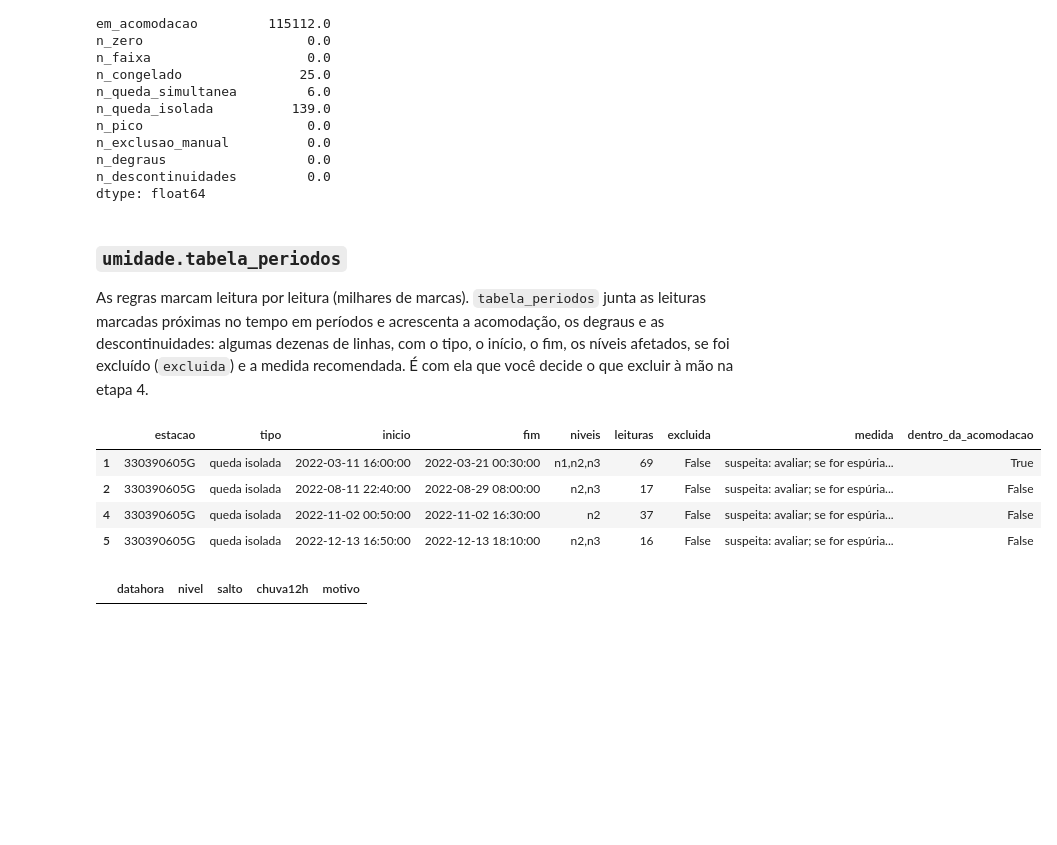
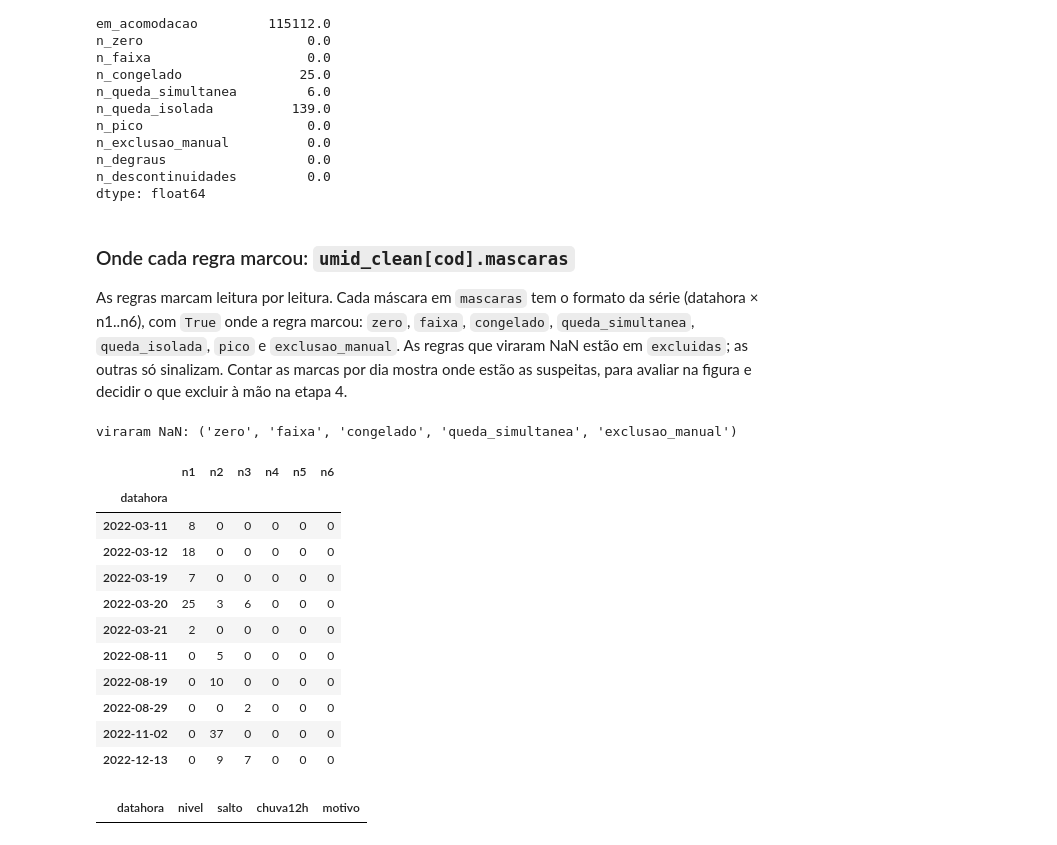
Before and after one commit to graphid-uff/pluvigeo, a Jupyter notebook: exemplos/exemplo_uso_pluvigeo.ipynb, the cells around one changed output. Drawn from its saved outputs; the diff is of its cells as text; code cells hidden in the pictures; blank space fills up the shorter version.

```diff
--- a/exemplos/exemplo_uso_pluvigeo.ipynb
+++ b/exemplos/exemplo_uso_pluvigeo.ipynb
@@ -90,7 +96,12 @@ reconhecido pelo cabeçalho), converte o horário de UTC para o de Brasília e r
   município, UF, coordenadas) e `n_dup` (linhas repetidas removidas).
 # %%
 # Um arquivo do PED (todos os sensores de uma PCD Geo: chuva e umidade)
-dados_geo, estacoes_geo, n_dup = leitura.ler_dados(DADOS / 'PED_Cemaden_330390605G.csv.gz')
+dados_geo, estacoes_geo, n_dup = leitura.ler_dados(
+    DADOS / 'PED_Cemaden_330390605G.csv.gz',   # um arquivo, uma pasta ou uma lista deles
+    fuso=-3,                                    # horas a somar ao horário do arquivo (UTC); -3 = Brasília
+    sensores=None,                              # lista de id_sensor a manter (ex.: [10] = só chuva); None = todos
+    padrao='*.csv*',                            # numa pasta, quais arquivos ler (CSV e CSV compactado)
+)
 print(f'{len(dados_geo):,} linhas; {n_dup} duplicatas removidas')
 display(estacoes_geo)
 dados_geo.head()
@@ -459,7 +518,17 @@ simultânea e a acomodação não constam do artigo: são critérios empíricos.
   Para hora ou dia, use `resolucao.reamostrar_umidade` (etapa 5).
 # %%
 umid_clean = {}
-umid_clean['330390605G'] = umidade.limpar_umidade(dados_geo, '330390605G', acomodacao=('2021-11-01', '2022-07-31'))
+umid_clean['330390605G'] = umidade.limpar_umidade(
+    dados_geo,                               # tabela de ler_dados com a umidade e a chuva da estação
+    '330390605G',                            # código completo da estação
+    acomodacao=('2021-11-01', '2022-07-31'), # período pós-instalação, sempre excluído (escolhido na figura)
+    maximo=60.0,                             # % acima do qual a leitura é falha (fora da faixa)
+    congelado_min='24h',                     # duração mínima do mesmo valor para ser "congelado"
+    limiar_queda=1.5,                        # p.p. da queda que volta (isolada ou simultânea)
+    limiar_pico=3.0,                         # p.p. do pico sem chuva
+    excluir='falhas',                        # o que vira NaN: 'falhas', 'todas' (também as suspeitas) ou 'nenhuma'
+    pluv_h=None,                             # chuva horária pronta; None = usa o sensor 10 da própria estação
+)
 pd.Series(umid_clean['330390605G'].resumo)
 # %% [output]
 leituras              190814.0
@@ -480,22 +549,32 @@ n_degraus                  0.0
 n_descontinuidades         0.0
 dtype: float64
 # %% [markdown]
-### `umidade.tabela_periodos`
+### Onde cada regra marcou: `umid_clean[cod].mascaras`
 
-As regras marcam leitura por leitura (milhares de marcas). `tabela_periodos` junta as leituras marcadas
-próximas no tempo em períodos e acrescenta a acomodação, os degraus e as descontinuidades: algumas
-dezenas de linhas, com o tipo, o início, o fim, os níveis afetados, se foi excluído (`excluida`) e a
-medida recomendada. É com ela que você decide o que excluir à mão na etapa 4.
+As regras marcam leitura por leitura. Cada máscara em `mascaras` tem o formato da série (datahora ×
+n1..n6), com `True` onde a regra marcou: `zero`, `faixa`, `congelado`, `queda_simultanea`,
+`queda_isolada`, `pico` e `exclusao_manual`. As regras que viraram NaN estão em `excluidas`; as outras
+só sinalizam. Contar as marcas por dia mostra onde estão as suspeitas, para avaliar na figura e decidir
+o que excluir à mão na etapa 4.
 # %%
-periodos = umidade.tabela_periodos(umid_clean['330390605G'])
-# o que só foi sinalizado (excluida=False), sem os degraus
-periodos[~periodos.excluida & (periodos.tipo != 'degrau sem chuva')].head(10)
+print('viraram NaN:', umid_clean['330390605G'].excluidas)
+m = umid_clean['330390605G'].mascaras['queda_isolada']      # suspeita: só sinalizada no padrão
+por_dia = m.resample('1D').sum()                            # leituras marcadas por dia, em cada nível
+por_dia[por_dia.sum(axis=1) > 0]
 # %% [output]
+viraram NaN: ('zero', 'faixa', 'congelado', 'queda_simultanea', 'exclusao_manual')
-|  | estacao | tipo | inicio | fim | niveis | leituras | excluida | medida | dentro_da_acomodacao |
-| 1 | 330390605G | queda isolada | 2022-03-11 16:00:00 | 2022-03-21 00:30:00 | n1,n2,n3 | 69 | False | suspeita: avaliar; se for espúria... | True |
-| 2 | 330390605G | queda isolada | 2022-08-11 22:40:00 | 2022-08-29 08:00:00 | n2,n3 | 17 | False | suspeita: avaliar; se for espúria... | False |
-| 4 | 330390605G | queda isolada | 2022-11-02 00:50:00 | 2022-11-02 16:30:00 | n2 | 37 | False | suspeita: avaliar; se for espúria... | False |
-| 5 | 330390605G | queda isolada | 2022-12-13 16:50:00 | 2022-12-13 18:10:00 | n2,n3 | 16 | False | suspeita: avaliar; se for espúria... | False |
+|  | n1 | n2 | n3 | n4 | n5 | n6 |
+| datahora |  |  |  |  |  |  |
+| 2022-03-11 | 8 | 0 | 0 | 0 | 0 | 0 |
+| 2022-03-12 | 18 | 0 | 0 | 0 | 0 | 0 |
+| 2022-03-19 | 7 | 0 | 0 | 0 | 0 | 0 |
+| 2022-03-20 | 25 | 3 | 6 | 0 | 0 | 0 |
+| 2022-03-21 | 2 | 0 | 0 | 0 | 0 | 0 |
+| 2022-08-11 | 0 | 5 | 0 | 0 | 0 | 0 |
+| 2022-08-19 | 0 | 10 | 0 | 0 | 0 | 0 |
+| 2022-08-29 | 0 | 0 | 2 | 0 | 0 | 0 |
+| 2022-11-02 | 0 | 37 | 0 | 0 | 0 | 0 |
+| 2022-12-13 | 0 | 9 | 7 | 0 | 0 | 0 |
 # %%
 # Degraus (mudanças de patamar): só listados, para você avaliar
 umid_clean['330390605G'].degraus.head()
```
Also changed, not shown: parts of 20 cells of this notebook, 8 other files.
